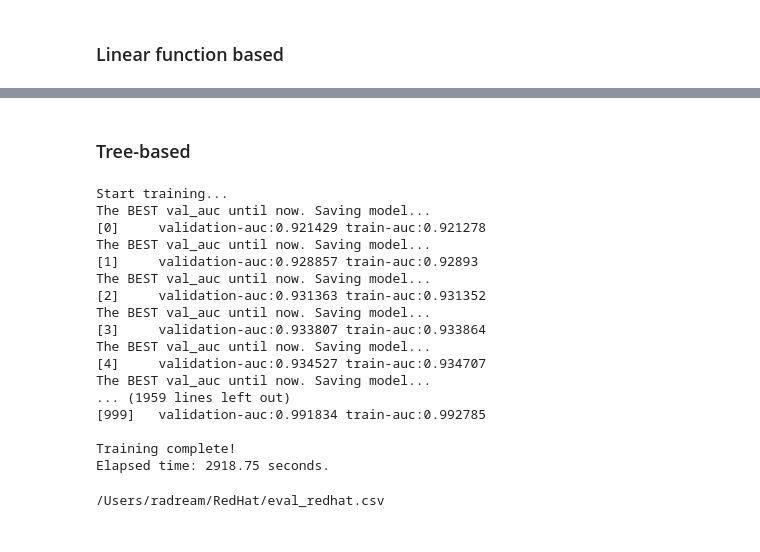
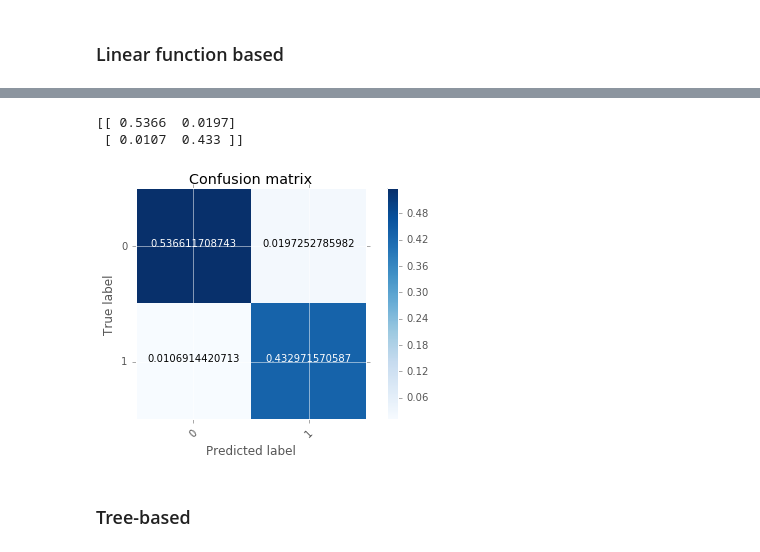
Before and after one commit to yurayli/kaggle-redhat, a Jupyter notebook: redHat_xgb.ipynb, the cells around one changed output, grey strips where cells are left out. Saved outputs shown, nothing was run; the diff lists cells and outputs as text; code cells hidden in the pictures.

```diff
--- a/redHat_xgb.ipynb
+++ b/redHat_xgb.ipynb
@@ -316,2 +326,8 @@ FileLink('eval_redhat.csv')
+# %%
+plot_confusion_matrix(cm / float(len(y_val)), [0,1])
+# %% [output]
+[[ 0.5366  0.0197]
+ [ 0.0107  0.433 ]]
+[figure, added]
 # %% [markdown]
 ### Tree-based
@@ -348,37 +333,0 @@ num_round = 1000
-# %%
-print "Start training..."
-t0 = time()
-metricRecords = AucCall(0.)
-bst = xgb.train(param, dtrain, num_round, watchlist, callbacks=[metricRecords])
-print "\nTraining complete!"
-print "Elapsed time: %.2f seconds." %(time()-t0)
-# %% [output]
-Start training...
-The BEST val_auc until now. Saving model...
-[0]     validation-auc:0.921429 train-auc:0.921278
-The BEST val_auc until now. Saving model...
-[1]     validation-auc:0.928857 train-auc:0.92893
-The BEST val_auc until now. Saving model...
-[2]     validation-auc:0.931363 train-auc:0.931352
-The BEST val_auc until now. Saving model...
-[3]     validation-auc:0.933807 train-auc:0.933864
-The BEST val_auc until now. Saving model...
-[4]     validation-auc:0.934527 train-auc:0.934707
-The BEST val_auc until now. Saving model...
-... (1959 lines left out)
-[999]   validation-auc:0.991834 train-auc:0.992785
-
-Training complete!
-Elapsed time: 2918.75 seconds.
-# %%
-from IPython.lib.display import FileLink
-
-best = xgb.Booster(param)
-best.load_model('./best_gbtree.model')
-ypred = best.predict(dtest)
-output = pd.DataFrame({ 'activity_id': act_id, 'outcome': ypred })
-output.head()
-output.to_csv('eval_redhat.csv', index=False)
-FileLink('eval_redhat.csv')
-# %% [output]
-/Users/radream/RedHat/eval_redhat.csv
```
Also changed, not shown: parts of 37 cells of this notebook, 15 other files.
